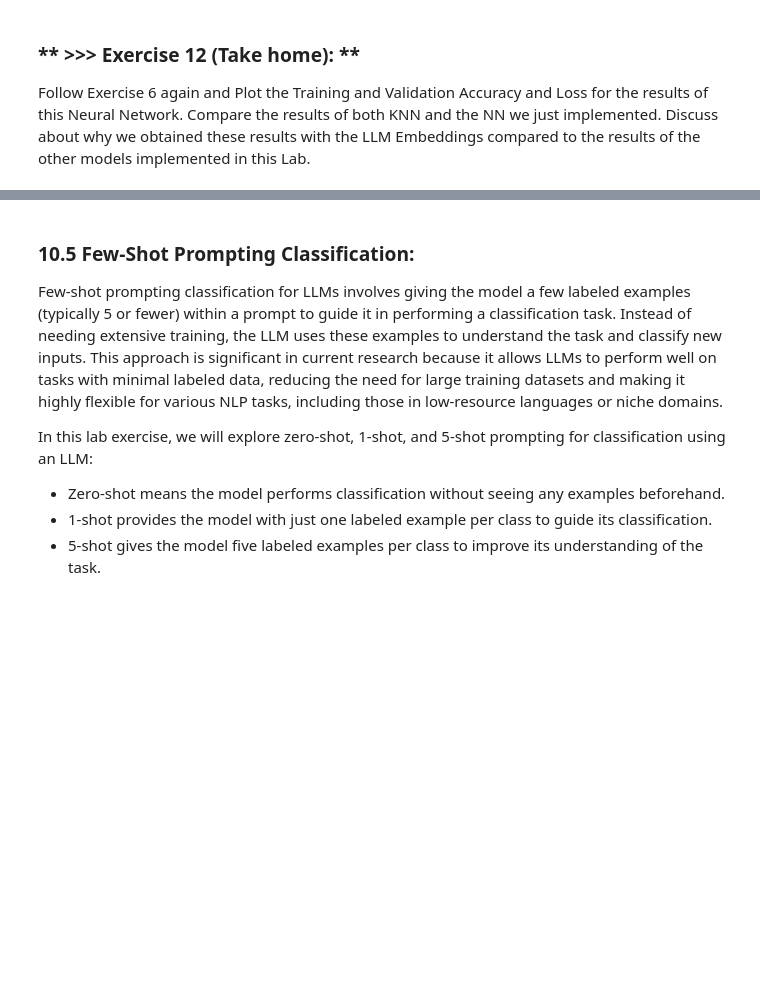
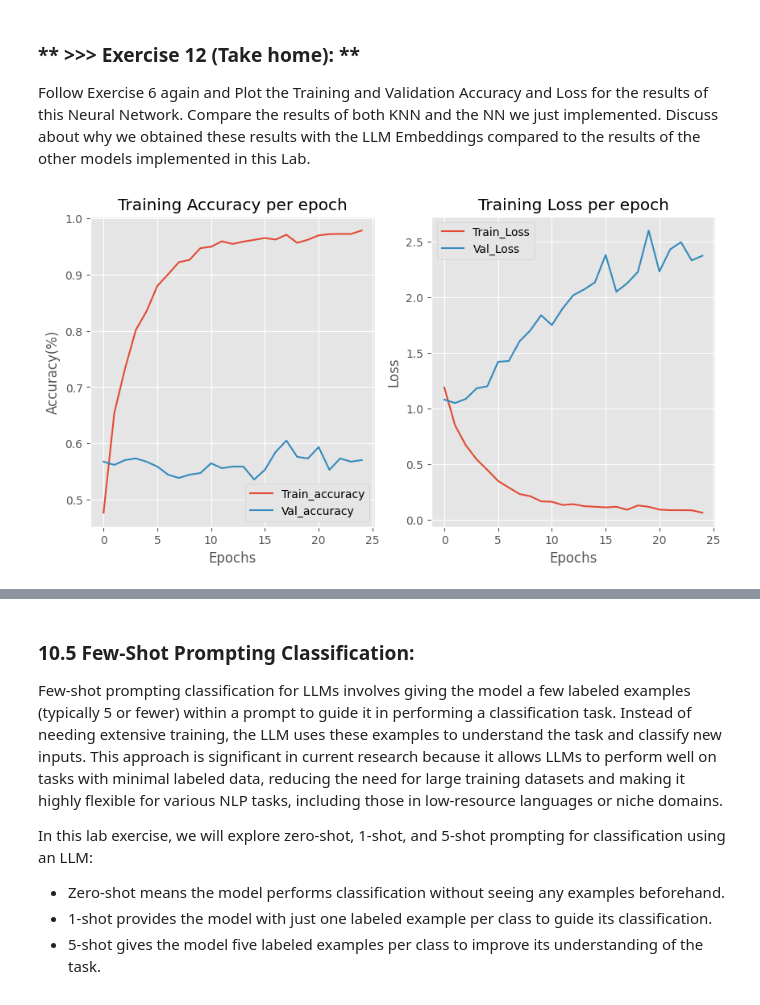
Before and after one commit to BORYA-dev/DM2024-Lab2-Master, a Jupyter notebook: DM2024-Lab2-Master.ipynb, the cells around one changed output, grey strips where cells are left out. Saved outputs shown, nothing was run; the diff lists cells and outputs as text; code cells hidden in the pictures; blank space fills up the shorter version.

```diff
--- a/DM2024-Lab2-Master.ipynb
+++ b/DM2024-Lab2-Master.ipynb
@@ -2556,0 +2570,41 @@ Follow Exercise 6 again and Plot the Training and Validation Accuracy and Loss f
+# %%
+# Answer here
+
+plt.figure(figsize = [10,5])
+
+plt.style.use('ggplot')
+
+
+plt.subplot(1,2,1)
+
+plt.plot(training_log.epoch, training_log.accuracy)
+
+plt.plot(training_log.epoch, training_log.val_accuracy)
+
+
+plt.legend(["Train_accuracy", "Val_accuracy"])
+plt.title("Training Accuracy per epoch")
+
+
+plt.ylabel("Accuracy(%)")
+plt.xlabel("Epochs")
+
+
+plt.subplot(1,2,2)
+
+plt.plot(training_log.epoch, training_log.loss)
+
+plt.plot(training_log.epoch, training_log.val_loss)
+
+
+plt.legend(["Train_Loss", "Val_Loss"])
+plt.title("Training Loss per epoch")
+
+
+plt.ylabel("Loss")
+plt.xlabel("Epochs")
+
+
+plt.show()
+# %% [output]
+[figure, added]
```
Also changed, not shown: parts of 25 cells of this notebook.
